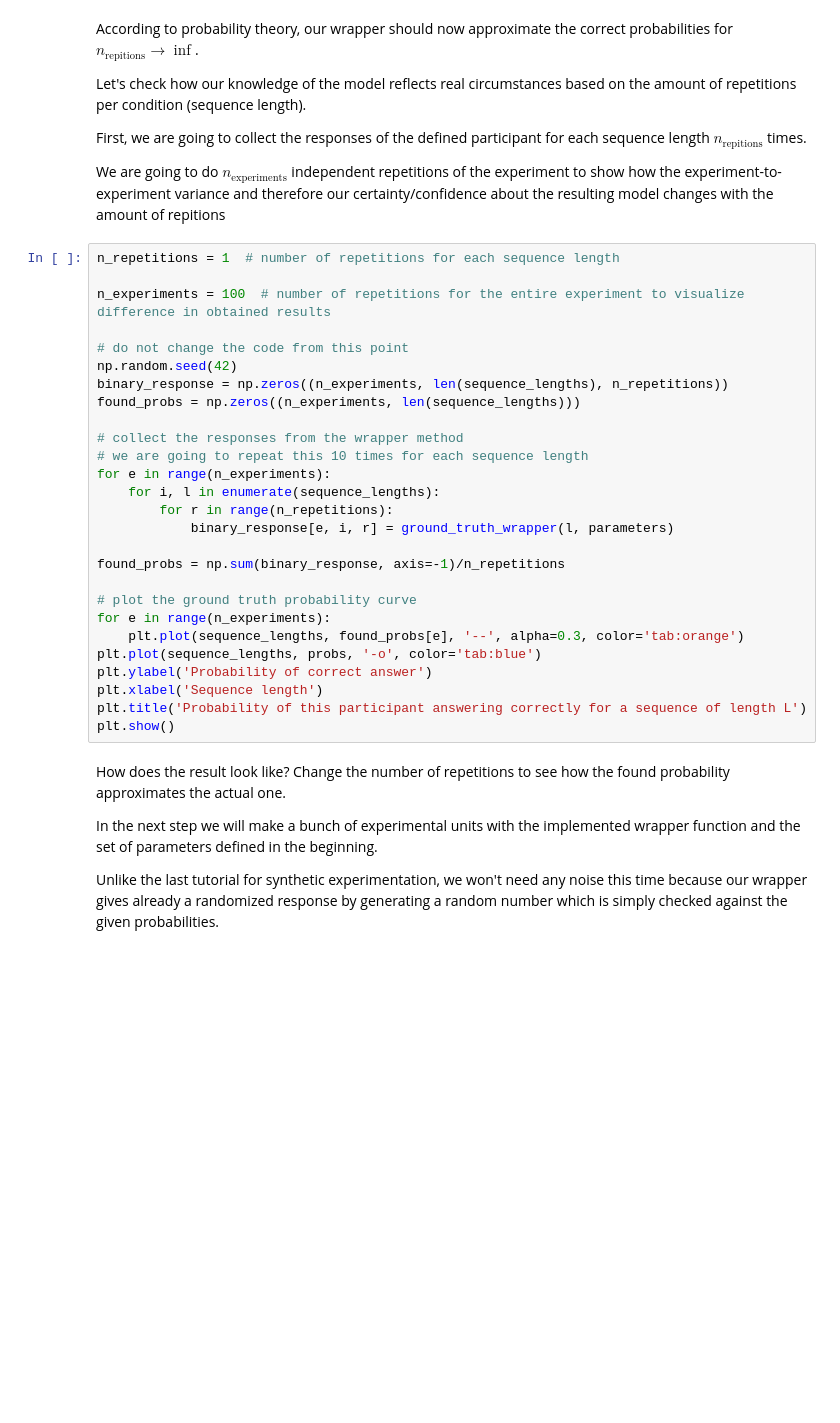
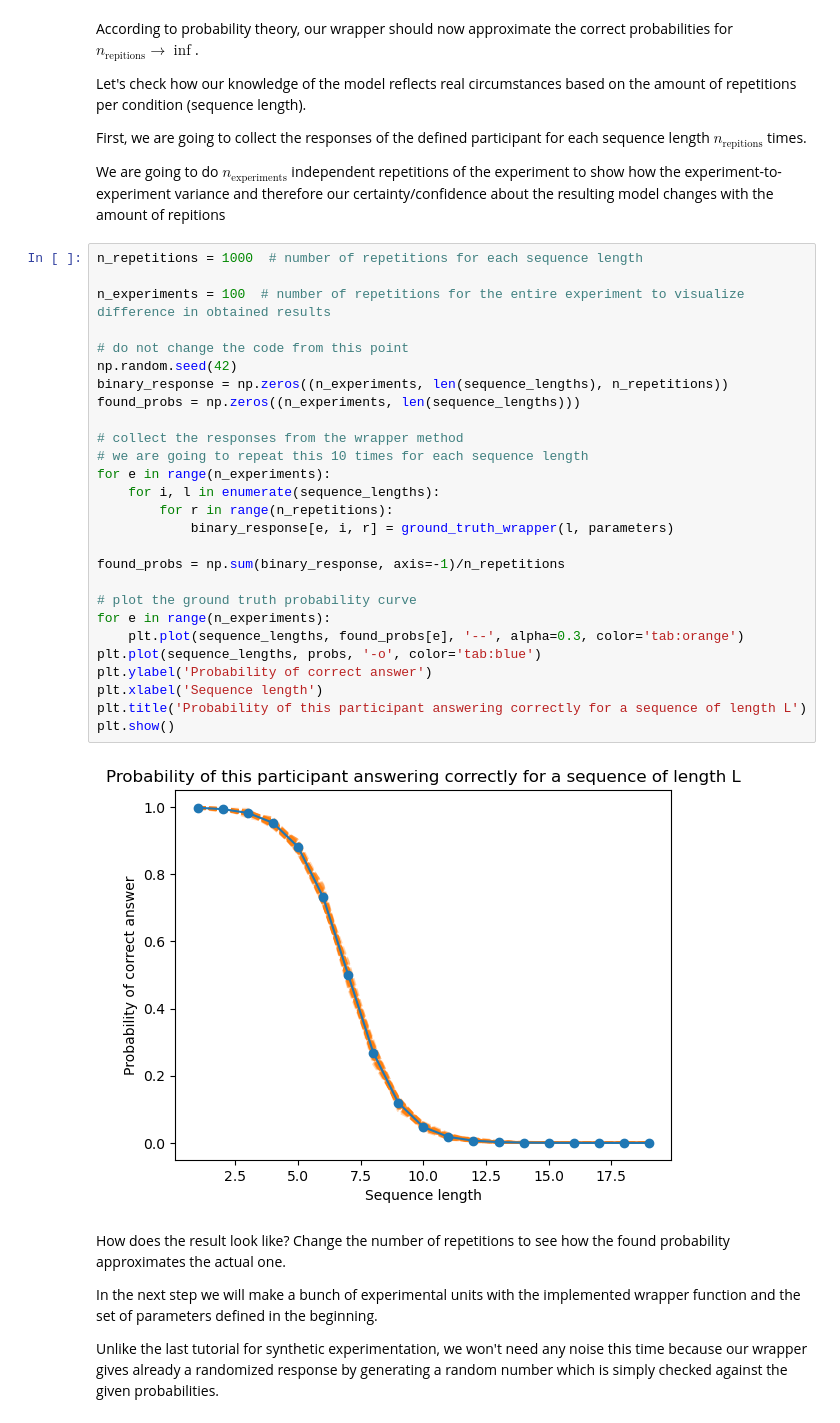
Before and after one commit to whyhardt/CourseOptimizingExperimentalDesign, a Jupyter notebook: tutorials/informationtheory.ipynb, the cells around one changed output. Cells and saved outputs as stored; diff of their text form; blank space fills up the shorter version.

```diff
--- a/tutorials/informationtheory.ipynb
+++ b/tutorials/informationtheory.ipynb
@@ -118,32 +131,34 @@ First, we are going to collect the responses of the defined participant for each
 
 We are going to do $n_\text{experiments}$ independent repetitions of the experiment to show how the experiment-to-experiment variance and therefore our certainty/confidence about the resulting model changes with the amount of repitions
 # %%
-n_repetitions = 1  # number of repetitions for each sequence length
+n_repetitions = 1000  # number of repetitions for each sequence length
 
 n_experiments = 100  # number of repetitions for the entire experiment to visualize difference in obtained results
 
 # do not change the code from this point
 np.random.seed(42)
 binary_response = np.zeros((n_experiments, len(sequence_lengths), n_repetitions))
 found_probs = np.zeros((n_experiments, len(sequence_lengths)))
 
 # collect the responses from the wrapper method
 # we are going to repeat this 10 times for each sequence length
 for e in range(n_experiments):
     for i, l in enumerate(sequence_lengths):
         for r in range(n_repetitions):
             binary_response[e, i, r] = ground_truth_wrapper(l, parameters)
 
 found_probs = np.sum(binary_response, axis=-1)/n_repetitions
 
 # plot the ground truth probability curve
 for e in range(n_experiments):
     plt.plot(sequence_lengths, found_probs[e], '--', alpha=0.3, color='tab:orange')
 plt.plot(sequence_lengths, probs, '-o', color='tab:blue')
 plt.ylabel('Probability of correct answer')
 plt.xlabel('Sequence length')
 plt.title('Probability of this participant answering correctly for a sequence of length L')
 plt.show()
+# %% [output]
+[figure, added]
 # %% [markdown]
 How does the result look like? Change the number of repetitions to see how the found probability approximates the actual one.
 
```
Also changed, not shown: parts of 10 cells of this notebook, 3 other files.
